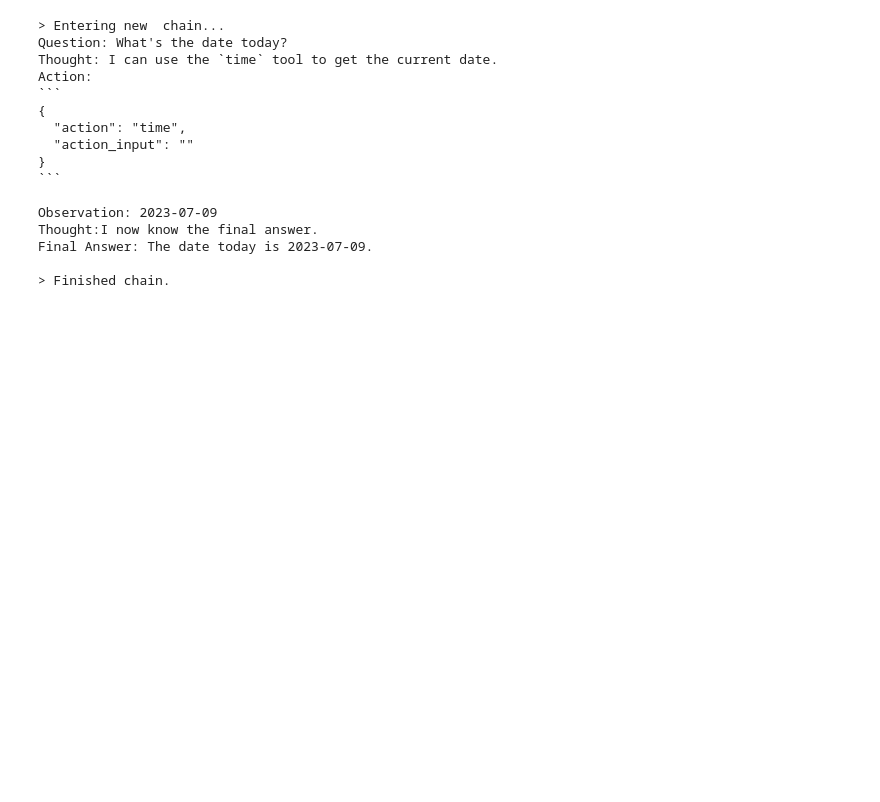
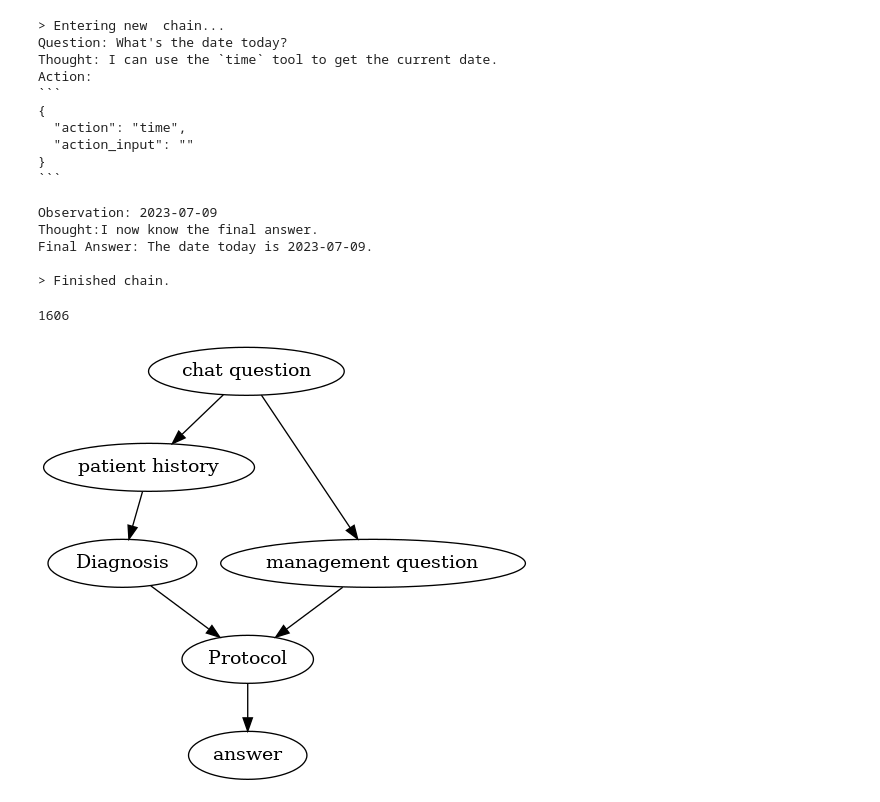
Before and after one commit to drdileepunni/langchain, a Jupyter notebook: sandbox.ipynb, the cells around one changed output. Cells and saved outputs as stored; diff of their text form; code cells hidden in the pictures; blank space fills up the shorter version.

```diff
--- a/sandbox.ipynb
+++ b/sandbox.ipynb
@@ -463,3 +456,19 @@ populate retroactively
 
 date, hu, workspace table
 '''
+# %%
+from helpers import read_pdf, num_tokens_from_string
+
+pdf_file = 'data/Snake Bite Order set.pdf'
+pdf_content = read_pdf(pdf_file)
+
+num_tokens_from_string(pdf_content, "cl100k_base")
+# %% [output]
+1606
+# %%
+from IPython.display import Image, display
+
+image_path = 'images/flowchart.png'
+display(Image(filename=image_path))
+# %% [output]
+[figure, added]
```
Also changed, not shown: parts of 13 cells of this notebook, 6 other files.
